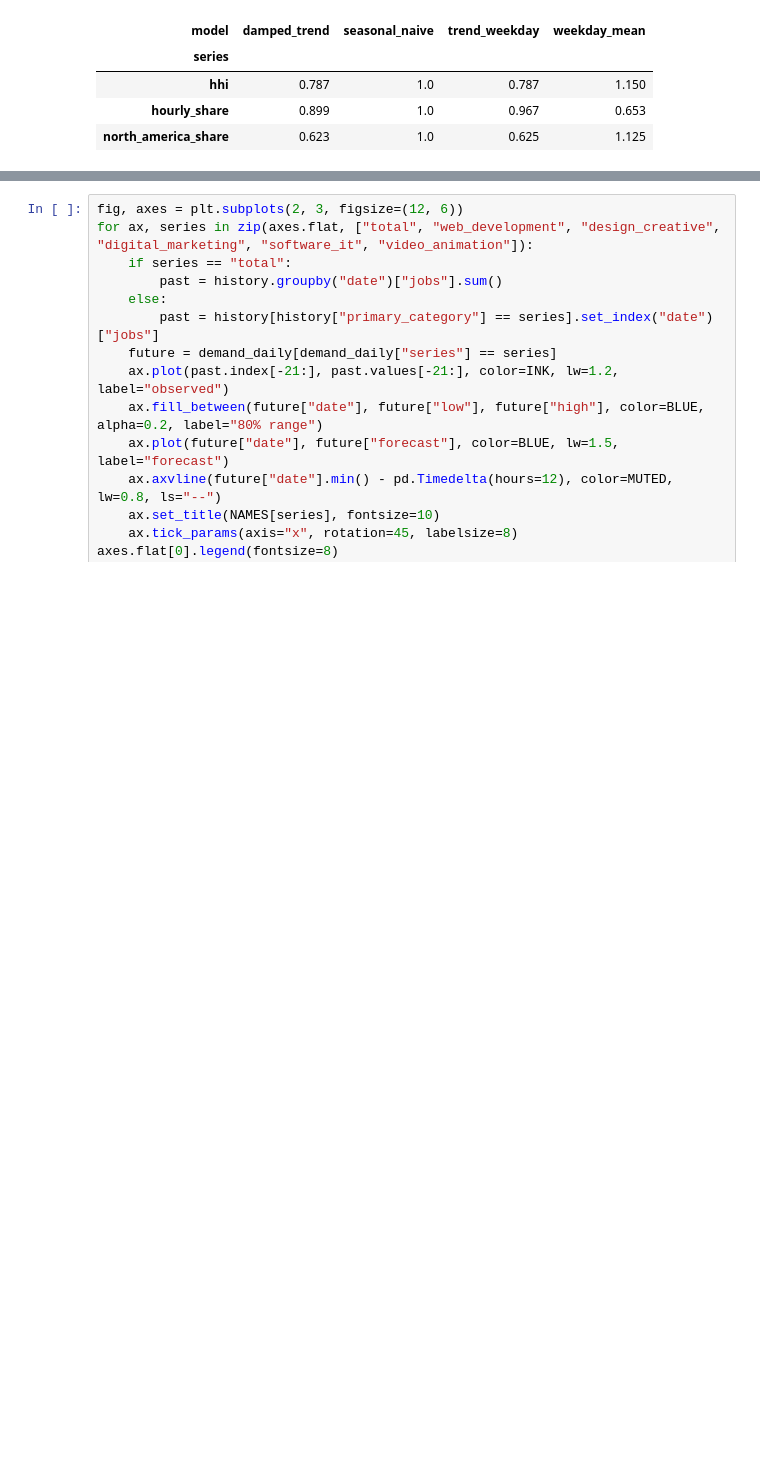
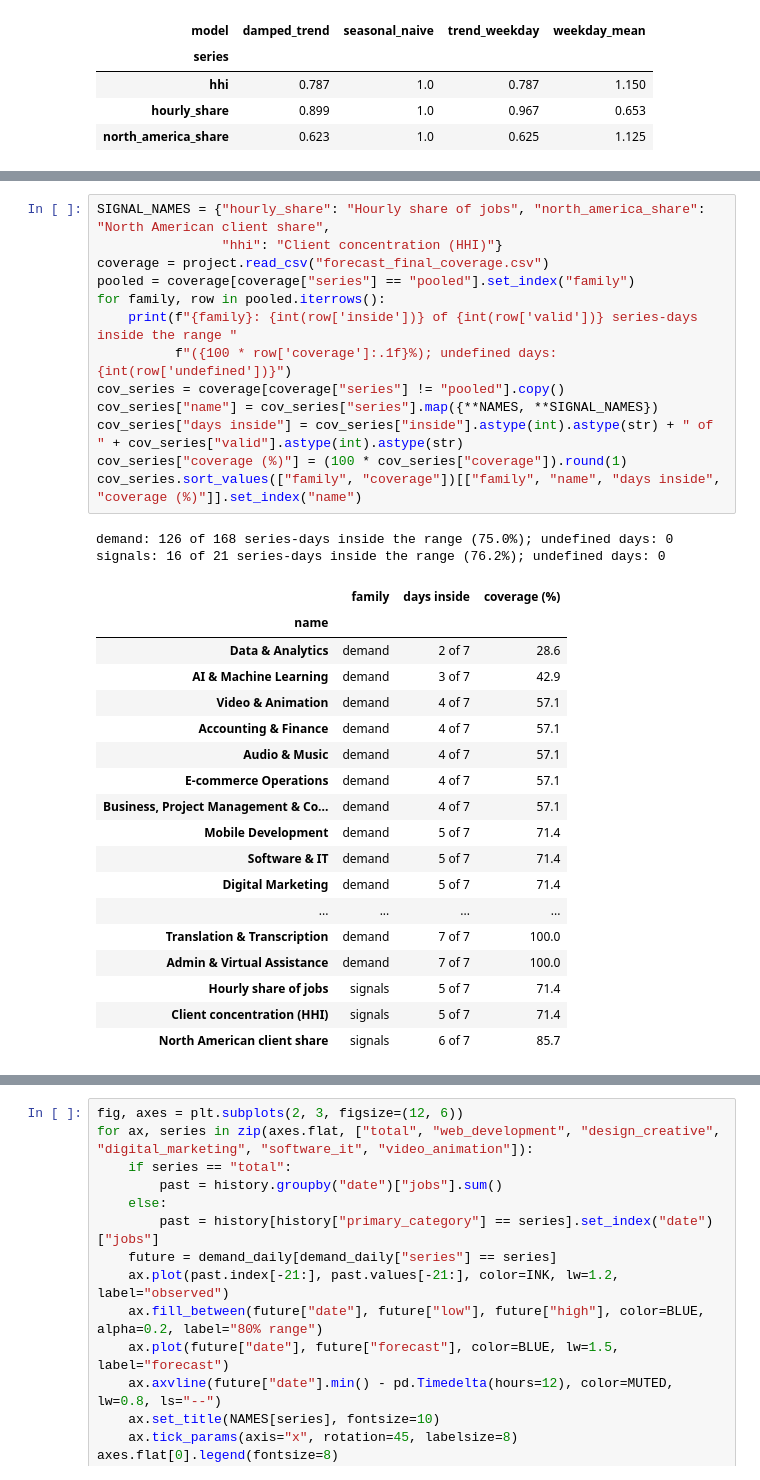
Before and after one commit to manishanagda1997-debug/Project_8_NHIS, a Jupyter notebook: notebooks/06_forecasts.ipynb, the cells around one changed output, grey strips where cells are left out. Drawn from its saved outputs; the diff is of its cells as text; blank space fills up the shorter version.

```diff
--- a/notebooks/06_forecasts.ipynb
+++ b/notebooks/06_forecasts.ipynb
@@ -212,0 +222,34 @@ final[final["family"] == "signals"].pivot(index="series", columns="model", value
+# %%
+SIGNAL_NAMES = {"hourly_share": "Hourly share of jobs", "north_america_share": "North American client share",
+                "hhi": "Client concentration (HHI)"}
+coverage = project.read_csv("forecast_final_coverage.csv")
+pooled = coverage[coverage["series"] == "pooled"].set_index("family")
+for family, row in pooled.iterrows():
+    print(f"{family}: {int(row['inside'])} of {int(row['valid'])} series-days inside the range "
+          f"({100 * row['coverage']:.1f}%); undefined days: {int(row['undefined'])}")
+cov_series = coverage[coverage["series"] != "pooled"].copy()
+cov_series["name"] = cov_series["series"].map({**NAMES, **SIGNAL_NAMES})
+cov_series["days inside"] = cov_series["inside"].astype(int).astype(str) + " of " + cov_series["valid"].astype(int).astype(str)
+cov_series["coverage (%)"] = (100 * cov_series["coverage"]).round(1)
+cov_series.sort_values(["family", "coverage"])[["family", "name", "days inside", "coverage (%)"]].set_index("name")
+# %% [output]
+demand: 126 of 168 series-days inside the range (75.0%); undefined days: 0
+signals: 16 of 21 series-days inside the range (76.2%); undefined days: 0
+|  | family | days inside | coverage (%) |
+| name |  |  |  |
+| Data & Analytics | demand | 2 of 7 | 28.6 |
+| AI & Machine Learning | demand | 3 of 7 | 42.9 |
+| Video & Animation | demand | 4 of 7 | 57.1 |
+| Accounting & Finance | demand | 4 of 7 | 57.1 |
+| Audio & Music | demand | 4 of 7 | 57.1 |
+| E-commerce Operations | demand | 4 of 7 | 57.1 |
+| Business, Project Management & Co... | demand | 4 of 7 | 57.1 |
+| Mobile Development | demand | 5 of 7 | 71.4 |
+| Software & IT | demand | 5 of 7 | 71.4 |
+| Digital Marketing | demand | 5 of 7 | 71.4 |
+| ... | ... | ... | ... |
+| Translation & Transcription | demand | 7 of 7 | 100.0 |
+| Admin & Virtual Assistance | demand | 7 of 7 | 100.0 |
+| Hourly share of jobs | signals | 5 of 7 | 71.4 |
+| Client concentration (HHI) | signals | 5 of 7 | 71.4 |
+| North American client share | signals | 6 of 7 | 85.7 |
```
Also changed, not shown: parts of 19 cells of this notebook, 8 other files.
